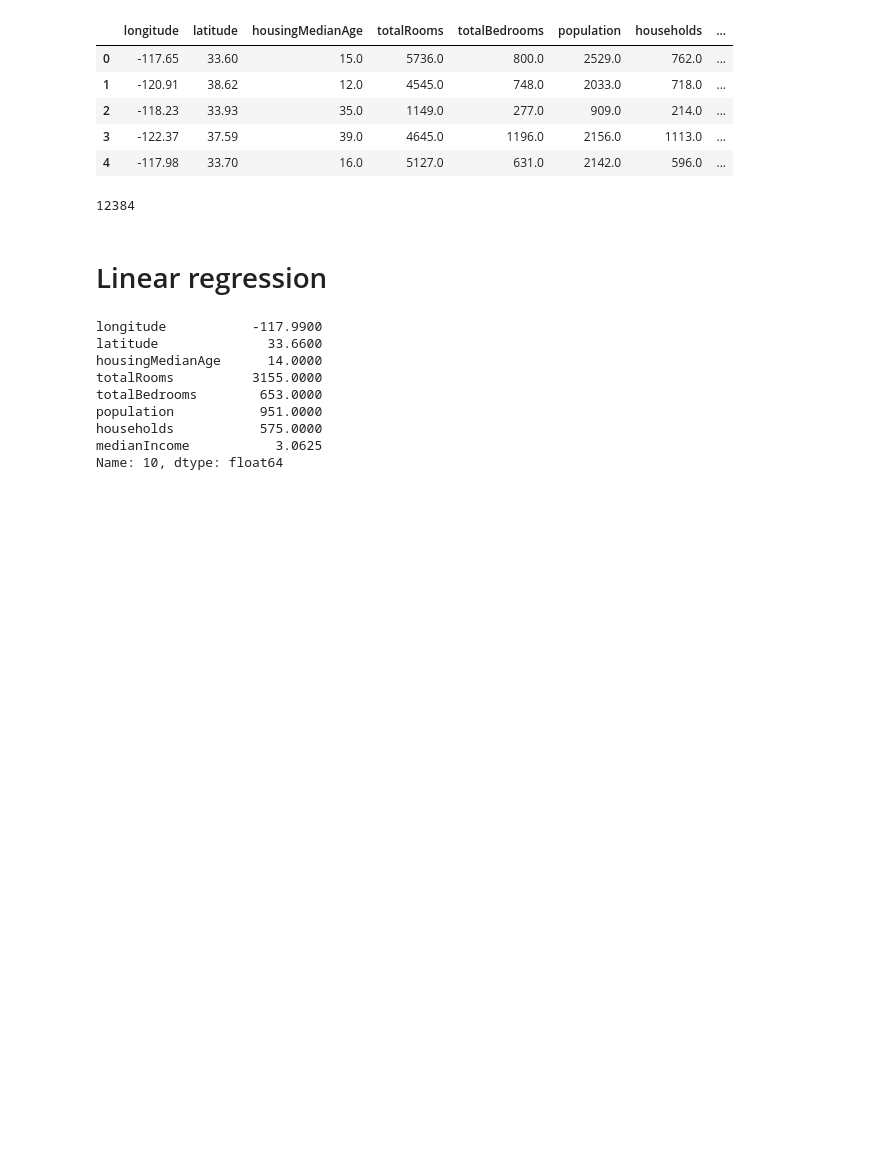
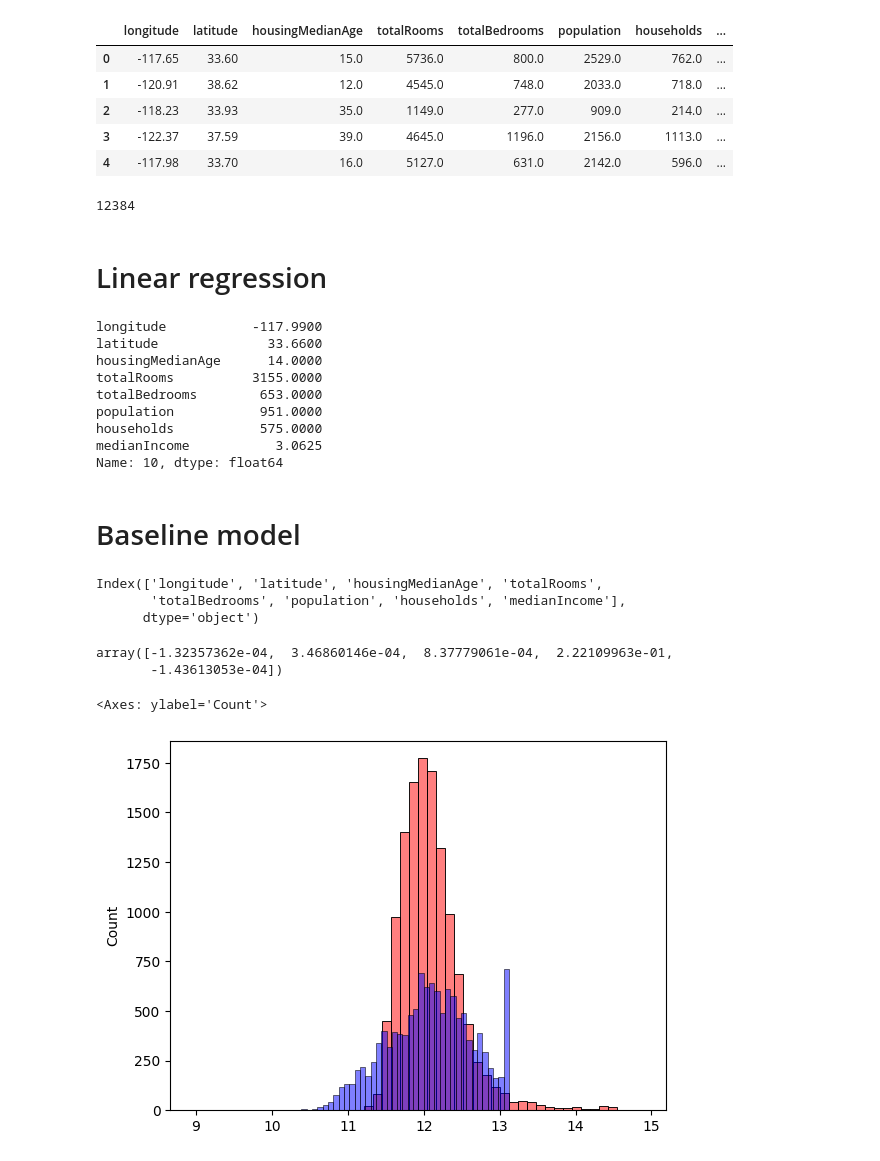
Before and after one commit to blessingoraz/machine-learning-homework, a Jupyter notebook: Practice/Housing_prediction.ipynb, the cells around one changed output. Cells and saved outputs as stored; diff of their text form; code cells hidden in the pictures; blank space fills up the shorter version.

Commit message:
complete house prediction

```diff
--- a/Practice/Housing_prediction.ipynb
+++ b/Practice/Housing_prediction.ipynb
@@ -199,3 +200,35 @@ def train_linear_regression(X, y):
     w_full = XTX_inv.dot(X.T).dot(y)
 
     return w_full[0], w_full[1:]
+# %% [markdown]
+# Baseline model
+# %%
+df_train.columns
+# %% [output]
+Index(['longitude', 'latitude', 'housingMedianAge', 'totalRooms',
+       'totalBedrooms', 'population', 'households', 'medianIncome'],
+      dtype='object')
+# %%
+# These are the independent variables (X) we’ll use to predict the dependent variable (y)
+base = ['totalRooms', 'totalBedrooms', 'households',
+        'medianIncome', 'population']
+# %%
+# .fillna(0) replaces any missing values with 0 (so the math won’t break)
+# .values converts the DataFrame into a NumPy array — because your function train_linear_regression() expects numerical arrays, not Pandas objects.
+
+X_train = df_train[base].fillna(0).values
+
+w0, w = train_linear_regression(X_train, y_train)
+
+y_pred = w0 + X_train.dot(w)
+# %%
+w
+# %% [output]
+array([-1.32357362e-04,  3.46860146e-04,  8.37779061e-04,  2.22109963e-01,
+       -1.43613053e-04])
+# %%
+sns.histplot(y_pred, color='red', alpha=0.5, bins=50)
+sns.histplot(y_train, color='blue', alpha=0.5, bins=50)
+# %% [output]
+<Axes: ylabel='Count'>
+[figure, added]
```
Also changed, not shown: parts of 34 cells of this notebook.
